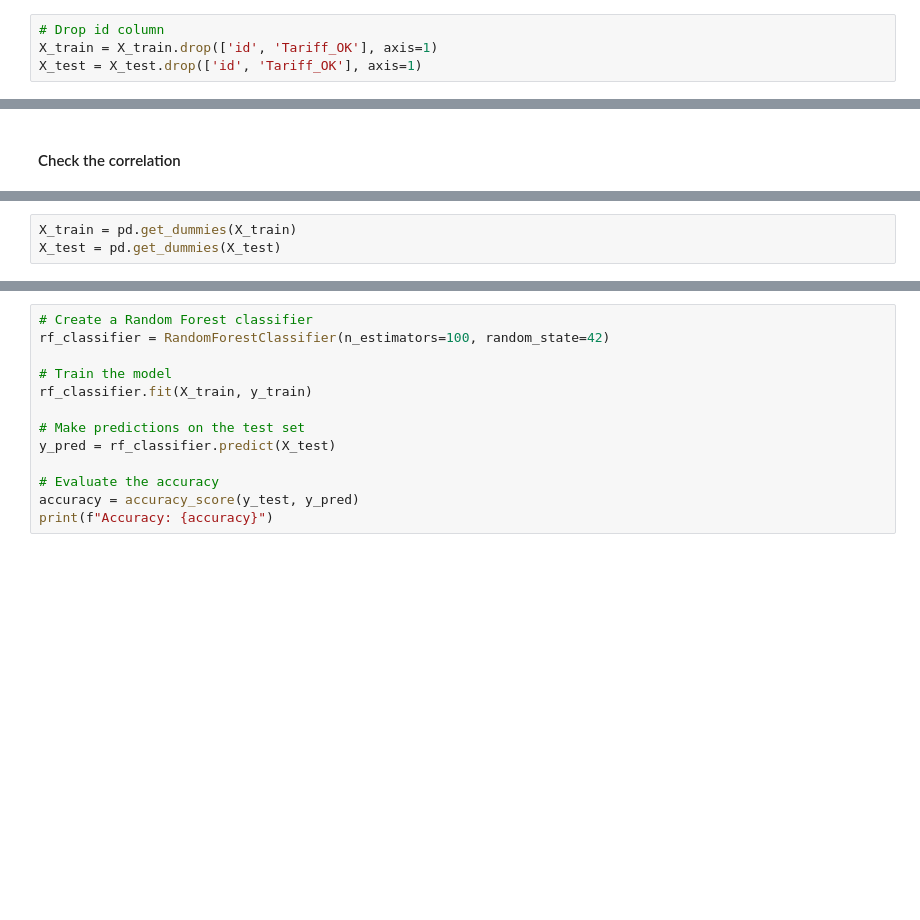
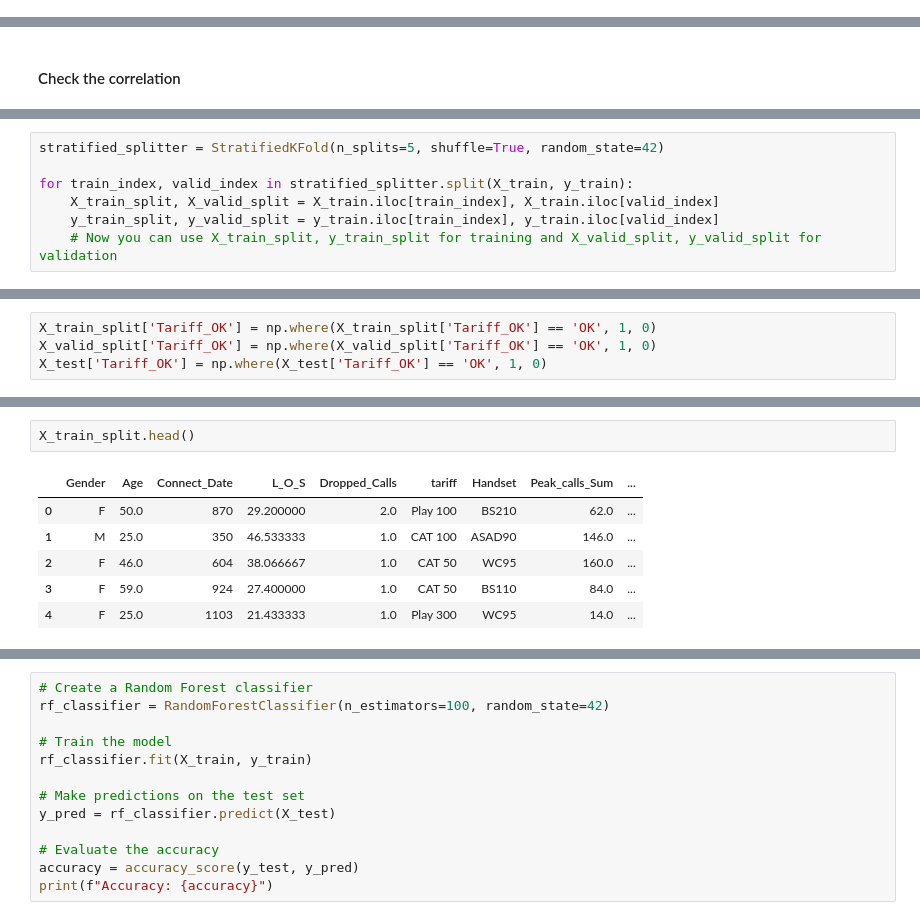
Before and after one commit to Yiannis7918/Advanced_Analytics_2024, a Jupyter notebook: Assignment_1/Scripts_Lennert/Preprocessing.ipynb, the cells around one changed output, grey strips where cells are left out. Cells and saved outputs as stored; diff of their text form; blank space fills up the shorter version.

```diff
--- a/Assignment_1/Scripts_Lennert/Preprocessing.ipynb
+++ b/Assignment_1/Scripts_Lennert/Preprocessing.ipynb
@@ -84,10 +110,6 @@ y_train = data_train[target_column]
 
 X_test = data_test.drop(target_column, axis=1)
 y_test = data_test[target_column]
-# %%
-# Drop id column
-X_train = X_train.drop(['id', 'Tariff_OK'], axis=1)
-X_test = X_test.drop(['id', 'Tariff_OK'], axis=1)
 # %%
 print(X_train.shape[0], y_train.shape[0])
 print(X_test.shape[0], y_test.shape[0])
@@ -116,3 +137,0 @@ X_test = process_date_column(X_test, 'Connect_Date')
-# %%
-X_train = pd.get_dummies(X_train)
-X_test = pd.get_dummies(X_test)
@@ -118,0 +140,7 @@ X_test = pd.get_dummies(X_test)
+# %%
+stratified_splitter = StratifiedKFold(n_splits=5, shuffle=True, random_state=42)
+
+for train_index, valid_index in stratified_splitter.split(X_train, y_train):
+    X_train_split, X_valid_split = X_train.iloc[train_index], X_train.iloc[valid_index]
+    y_train_split, y_valid_split = y_train.iloc[train_index], y_train.iloc[valid_index]
+    # Now you can use X_train_split, y_train_split for training and X_valid_split, y_valid_split for validation
@@ -118,0 +149,4 @@ X_test = pd.get_dummies(X_test)
+# %%
+X_train_split['Tariff_OK'] = np.where(X_train_split['Tariff_OK'] == 'OK', 1, 0)
+X_valid_split['Tariff_OK'] = np.where(X_valid_split['Tariff_OK'] == 'OK', 1, 0)
+X_test['Tariff_OK'] = np.where(X_test['Tariff_OK'] == 'OK', 1, 0)
@@ -118,0 +164,9 @@ X_test = pd.get_dummies(X_test)
+# %%
+X_train_split.head()
+# %% [output]
+|  | Gender | Age | Connect_Date | L_O_S | Dropped_Calls | tariff | Handset | Peak_calls_Sum | ... |
+| 0 | F | 50.0 | 870 | 29.200000 | 2.0 | Play 100 | BS210 | 62.0 | ... |
+| 1 | M | 25.0 | 350 | 46.533333 | 1.0 | CAT 100 | ASAD90 | 146.0 | ... |
+| 2 | F | 46.0 | 604 | 38.066667 | 1.0 | CAT 50 | WC95 | 160.0 | ... |
+| 3 | F | 59.0 | 924 | 27.400000 | 1.0 | CAT 50 | BS110 | 84.0 | ... |
+| 4 | F | 25.0 | 1103 | 21.433333 | 1.0 | Play 300 | WC95 | 14.0 | ... |
```
Also changed, not shown: parts of 19 cells of this notebook.
